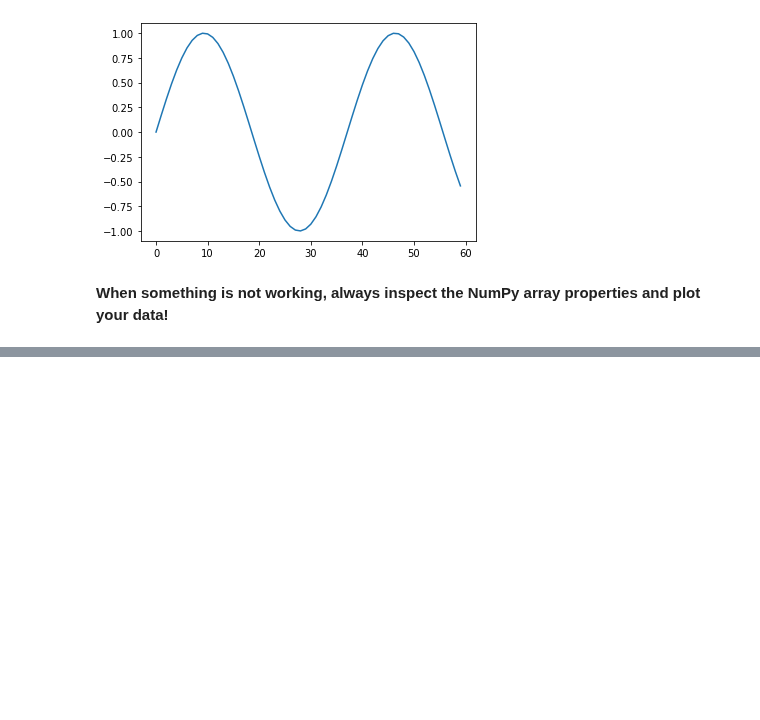
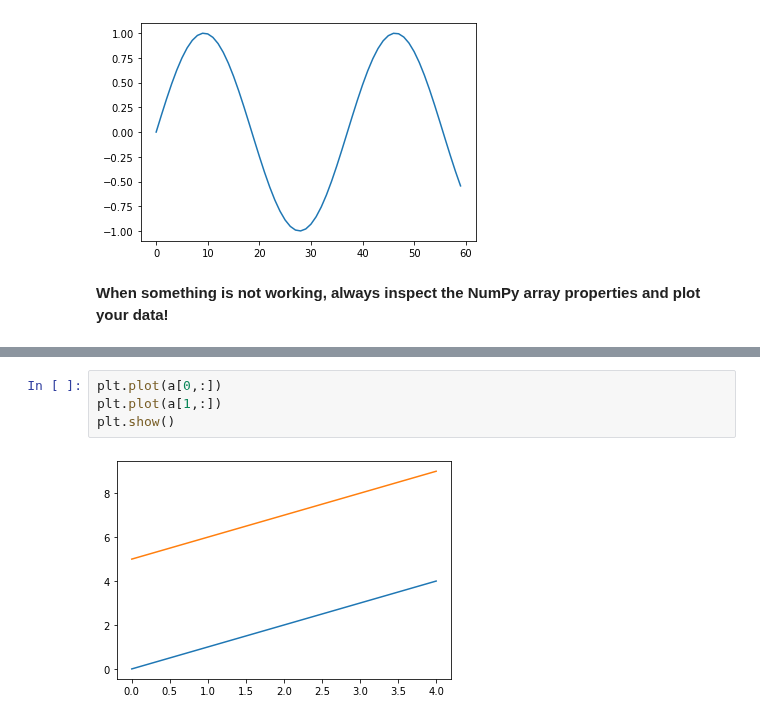
Before and after one commit to kevin-allen/dataScienceNeuro, a Jupyter notebook: notebooks/lecture_01.ipynb, the cells around one changed output, grey strips where cells are left out. Saved outputs shown, nothing was run; the diff lists cells and outputs as text; blank space fills up the shorter version.

```diff
--- a/notebooks/lecture_01.ipynb
+++ b/notebooks/lecture_01.ipynb
@@ -441 +585,7 @@ plt.show()
+# %%
+plt.plot(a[0,:])
+plt.plot(a[1,:])
+plt.show()
+# %% [output]
+[figure, added]
 # %% [markdown]
```
Also changed, not shown: parts of 54 cells of this notebook, 1 other file.
